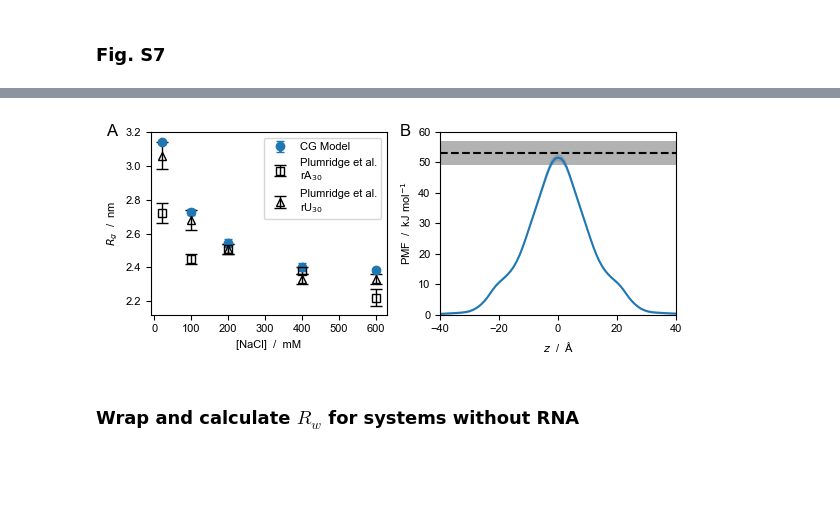
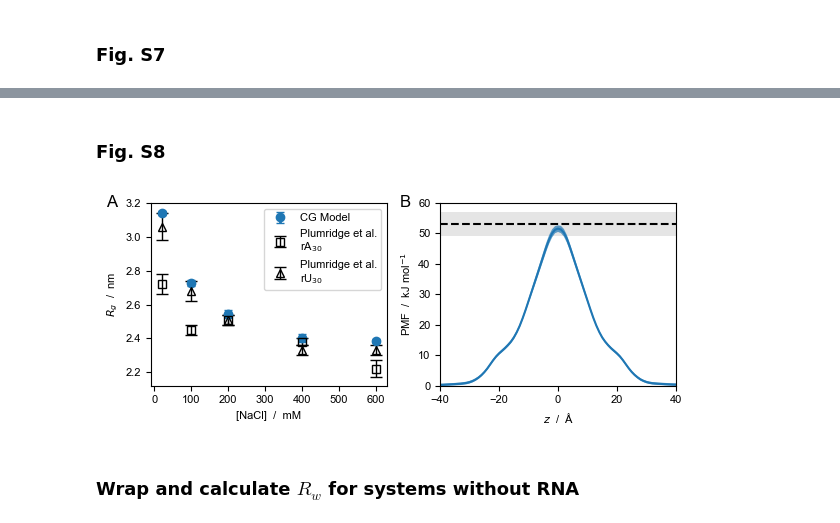
Before and after one commit to gitesei/SI-LNPs, a Jupyter notebook: analyses.ipynb, the cells around one changed output, grey strips where cells are left out. Drawn from its saved outputs; the diff is of its cells as text; code cells hidden in the pictures; blank space fills up the shorter version.

```diff
--- a/analyses.ipynb
+++ b/analyses.ipynb
@@ -742,0 +773,19 @@ plt.savefig('figs/figS7.png',dpi=300)
+# %%
+fig = plt.figure(figsize=(4,2.5))
+plt.rc('font', **{'family':'sans-serif','sans-serif':['Arial'], 'size': 8})
+
+x,y = np.loadtxt('data/water_density_MC3_S3.csv',unpack=True,skiprows=1,delimiter=';',)
+plt.plot(x,y,color='tab:green')
+x,y = np.loadtxt('data/water_density_DD_S3.csv',unpack=True,skiprows=1,delimiter=';',)
+plt.plot(x,y,color='tab:red')
+
+plt.axvline(2.2,color='tab:green',ls=':')
+plt.axvline(2.4,color='tab:red',ls=':')
+
+plt.xlim(0.4,4.5)
+
+plt.xlabel('Distance from the center of the H$_{\mathrm{II}}$ aqueous channel  /  nm')
+plt.ylabel('Normalized water density')
+
+plt.tight_layout()
+plt.savefig('figs/figS3.png',dpi=300)
@@ -743,3 +794,5 @@ plt.savefig('figs/figS7.png',dpi=300)
+# %% [markdown]
+### Fig. S8
 # %%
 c = StringIO ("""-1.4661656804733727 0.7283026087431779
 -1.3790650887573965 1.3083407975928765
@@ -806,36 +859,36 @@ ax1.errorbar([20,100,200,400,600],[3.06,2.68,2.51,2.33,2.33],
          [.08,.06,.03,.03,.03],marker='^',elinewidth=1,capsize=4,capthick=1,
          lw=0,color='k',mfc='None',ms=6,label='Plumridge et al.\nrU$_{30}$')
 ax1.legend()
 ax1.set_xlabel('[NaCl]  /  mM')
 ax1.set_ylabel('$R_g$  /  nm')
 
 ######## lipid ###########
 
 x = np.arange(-68,69,1)
 pmf = []
 for i in range(20):
     p = np.loadtxt(f'data/Na_bilayer/{i:d}/penalty.dat')*8.3145*320/1e3
     if np.abs(p.min()-p.max())>40:
         pmf.append(p-(p[-20:-2].mean()+p[2:20].mean())/2)
 mean = -np.mean(pmf,axis=0)[2:-2]
 mean = mean-mean[-1:].mean()
 err = np.std(pmf,axis=0)[2:-2]
 ax2.plot(x,mean)
-ax2.fill_between(x,mean-err,mean+err,lw=0,alpha=.2)
+ax2.fill_between(x,mean-err,mean+err,lw=0,alpha=.7)
 ax2.set_ylim(0,60)
 ax2.set_xlim(-40,40)
 ax2.set_xlabel('$z$  /  Å')
 ax2.set_ylabel('PMF  /  kJ mol$^{-1}$')
 ax2.hlines(53,-40,40,color='k',ls='--')
-ax2.axhspan(49,57,-40,40,lw=0, alpha=0.3,color='k')
+ax2.axhspan(49,57,-40,40,lw=0, alpha=0.1,color='k',zorder=0)
 np.savetxt('data/Na_bilayer/profile.dat',np.c_[x,mean,err])
 
 fig.text(0.02, .92, 'A', fontsize=12)
 fig.text(0.51, .92, 'B', fontsize=12)
 plt.tight_layout()
 plt.savefig('figs/figS8.png',dpi=300)
 # %% [output]
-[figure, old version]
+[figure, new version]
 # %% [markdown]
 ### Wrap and calculate $R_w$ for systems without RNA
 # %%
```
Also changed, not shown: parts of 9 cells of this notebook, 5 other files.
